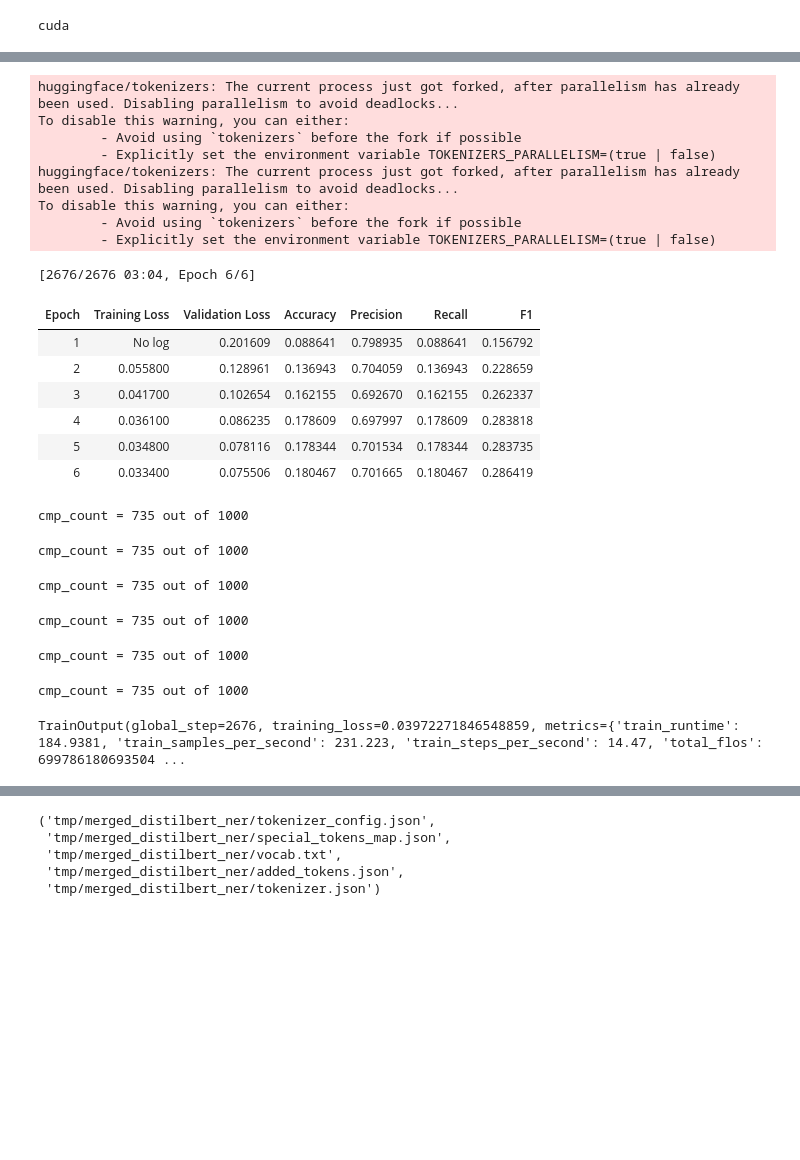
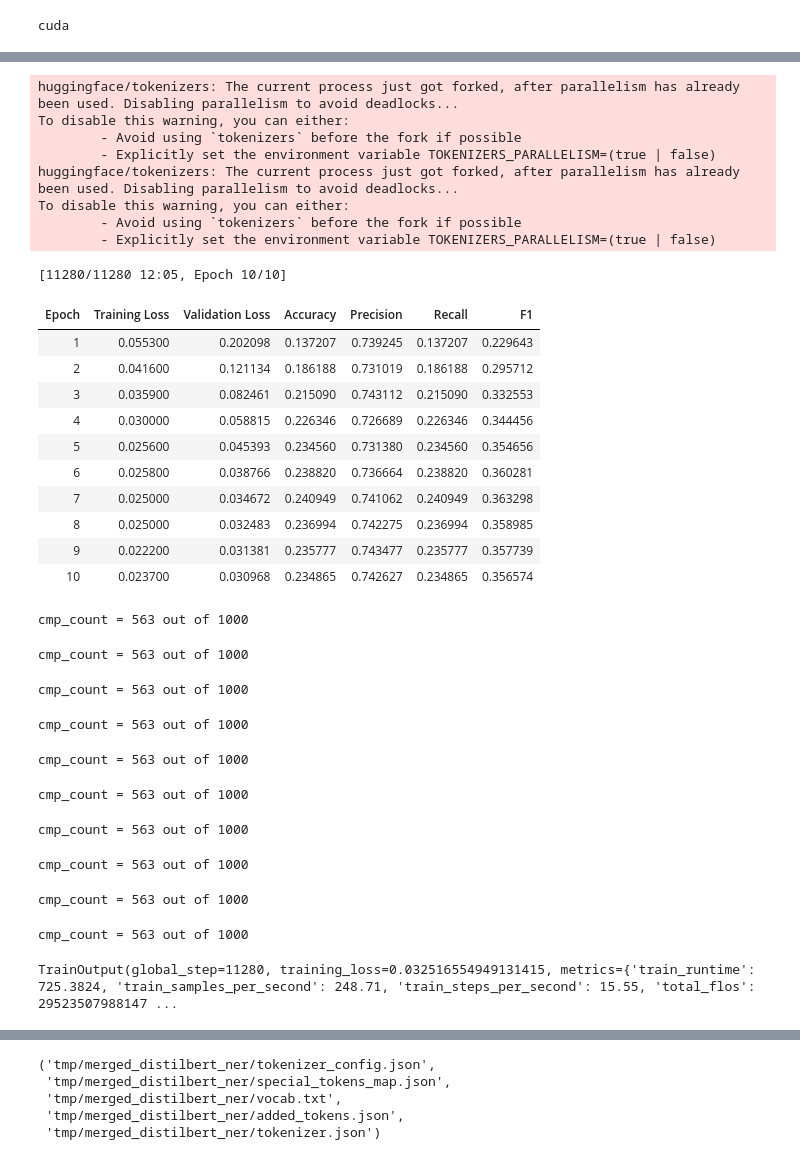
Before and after one commit to mozilla/smart_intent, a Jupyter notebook: notebooks/ner_finetuning.ipynb, the cells around one changed output, grey strips where cells are left out. Drawn from its saved outputs; the diff is of its cells as text; code cells hidden in the pictures; blank space fills up the shorter version.

```diff
--- a/notebooks/ner_finetuning.ipynb
+++ b/notebooks/ner_finetuning.ipynb
@@ -26 +26,5 @@ Dataset({
 })
+# %%
+val_set_size = 1000
+val_start = len(full_dataset) - val_set_size
+val_start
@@ -28,8 +34,8 @@ Dataset({
 
 
 # Split the dataset into train and validation sets
-train_dataset = full_dataset.select(range(7127))  # Select first 6127 rows for training
-val_dataset = full_dataset.select(range(7127, 8127))  # Select last 1000 rows for validation
+train_dataset = full_dataset.select(range(val_start))  # Select training rows
+val_dataset = full_dataset.select(range(val_start, len(full_dataset)))  # Select last 1000 rows for validation
 
 # Combine them into a DatasetDict
 dataset = DatasetDict({
@@ -204,48 +210,56 @@ training_args = TrainingArguments(
     evaluation_strategy="epoch",      # Evaluate at the end of every epoch
     learning_rate=2e-5,               # Learning rate
     per_device_train_batch_size=16,   # Batch size for training
     per_device_eval_batch_size=16,    # Batch size for evaluation
-    num_train_epochs=6,               # Number of training epochs
+    num_train_epochs=10,               # Number of training epochs
     weight_decay=0.01,                # Weight decay
     logging_dir='./logs',             # Directory for logging
 )
 
 # Initialize the Trainer
 trainer = Trainer(
     model=lora_model,                  # LoRA-wrapped model
     args=training_args,                # Training arguments
     train_dataset=tokenized_dataset['train'],  # Training dataset
     eval_dataset=tokenized_dataset["validation"],  # Validation dataset (if available)
     tokenizer=tokenizer,               # Tokenizer
     compute_metrics=compute_metrics,  # model perfomance evaluation metric
 )
 
 # Fine-tune the model
 trainer.train()
 # %% [output]
 huggingface/tokenizers: The current process just got forked, after parallelism has already been used. Disabling parallelism to avoid deadlocks...
 To disable this warning, you can either:
         - Avoid using `tokenizers` before the fork if possible
         - Explicitly set the environment variable TOKENIZERS_PARALLELISM=(true | false)
 huggingface/tokenizers: The current process just got forked, after parallelism has already been used. Disabling parallelism to avoid deadlocks...
 To disable this warning, you can either:
         - Avoid using `tokenizers` before the fork if possible
         - Explicitly set the environment variable TOKENIZERS_PARALLELISM=(true | false)
-[2676/2676 03:04, Epoch 6/6]
+[11280/11280 12:05, Epoch 10/10]
 | Epoch | Training Loss | Validation Loss | Accuracy | Precision | Recall | F1 |
-| 1 | No log | 0.201609 | 0.088641 | 0.798935 | 0.088641 | 0.156792 |
-| 2 | 0.055800 | 0.128961 | 0.136943 | 0.704059 | 0.136943 | 0.228659 |
-| 3 | 0.041700 | 0.102654 | 0.162155 | 0.692670 | 0.162155 | 0.262337 |
-| 4 | 0.036100 | 0.086235 | 0.178609 | 0.697997 | 0.178609 | 0.283818 |
-| 5 | 0.034800 | 0.078116 | 0.178344 | 0.701534 | 0.178344 | 0.283735 |
-| 6 | 0.033400 | 0.075506 | 0.180467 | 0.701665 | 0.180467 | 0.286419 |
+| 1 | 0.055300 | 0.202098 | 0.137207 | 0.739245 | 0.137207 | 0.229643 |
+| 2 | 0.041600 | 0.121134 | 0.186188 | 0.731019 | 0.186188 | 0.295712 |
+| 3 | 0.035900 | 0.082461 | 0.215090 | 0.743112 | 0.215090 | 0.332553 |
+| 4 | 0.030000 | 0.058815 | 0.226346 | 0.726689 | 0.226346 | 0.344456 |
+| 5 | 0.025600 | 0.045393 | 0.234560 | 0.731380 | 0.234560 | 0.354656 |
+| 6 | 0.025800 | 0.038766 | 0.238820 | 0.736664 | 0.238820 | 0.360281 |
+| 7 | 0.025000 | 0.034672 | 0.240949 | 0.741062 | 0.240949 | 0.363298 |
+| 8 | 0.025000 | 0.032483 | 0.236994 | 0.742275 | 0.236994 | 0.358985 |
+| 9 | 0.022200 | 0.031381 | 0.235777 | 0.743477 | 0.235777 | 0.357739 |
+| 10 | 0.023700 | 0.030968 | 0.234865 | 0.742627 | 0.234865 | 0.356574 |
-cmp_count = 735 out of 1000
+cmp_count = 563 out of 1000
-cmp_count = 735 out of 1000
+cmp_count = 563 out of 1000
-cmp_count = 735 out of 1000
+cmp_count = 563 out of 1000
-cmp_count = 735 out of 1000
+cmp_count = 563 out of 1000
-cmp_count = 735 out of 1000
+cmp_count = 563 out of 1000
-cmp_count = 735 out of 1000
+cmp_count = 563 out of 1000
-TrainOutput(global_step=2676, training_loss=0.03972271846548859, metrics={'train_runtime': 184.9381, 'train_samples_per_second': 231.223, 'train_steps_per_second': 14.47, 'total_flos': 699786180693504 ...
+cmp_count = 563 out of 1000
+cmp_count = 563 out of 1000
+cmp_count = 563 out of 1000
+cmp_count = 563 out of 1000
+TrainOutput(global_step=11280, training_loss=0.032516554949131415, metrics={'train_runtime': 725.3824, 'train_samples_per_second': 248.71, 'train_steps_per_second': 15.55, 'total_flos': 29523507988147 ...
 # %%
 import torch
 from transformers import AutoTokenizer
```
Also changed, not shown: parts of 9 cells of this notebook, 3 other files.
